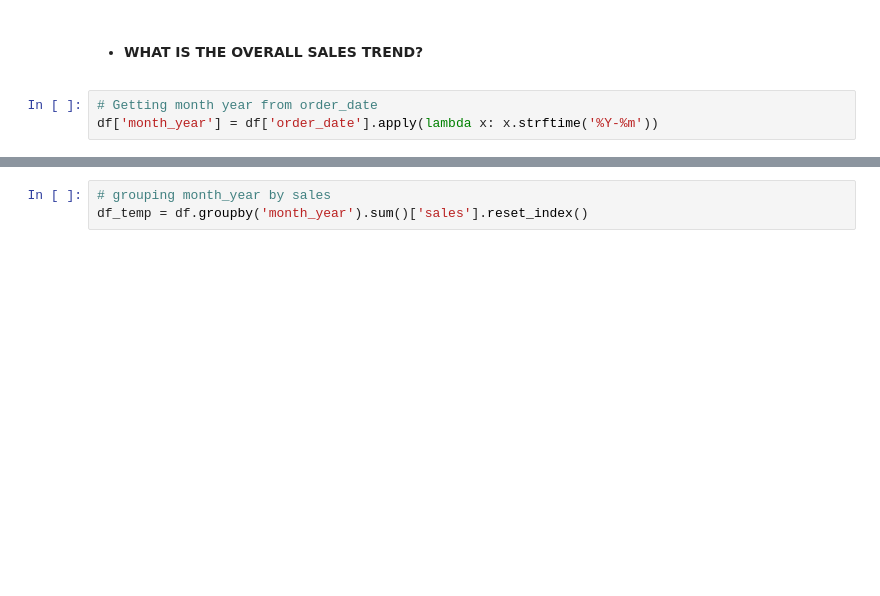
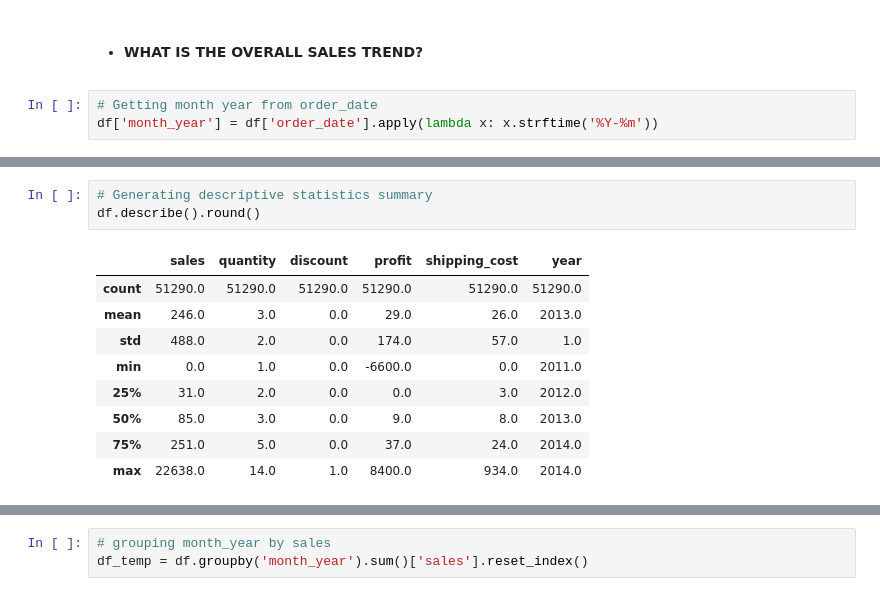
Before and after one commit to AnishKhamkar7/Sales-Analysis, a Jupyter notebook: SalesAnalysis.ipynb, the cells around one changed output, grey strips where cells are left out. Drawn from its saved outputs; the diff is of its cells as text; blank space fills up the shorter version.

```diff
--- a/SalesAnalysis.ipynb
+++ b/SalesAnalysis.ipynb
@@ -71,0 +208,13 @@ df['month_year'] = df['order_date'].apply(lambda x: x.strftime('%Y-%m'))
+# %%
+# Generating descriptive statistics summary
+df.describe().round()
+# %% [output]
+|  | sales | quantity | discount | profit | shipping_cost | year |
+| count | 51290.0 | 51290.0 | 51290.0 | 51290.0 | 51290.0 | 51290.0 |
+| mean | 246.0 | 3.0 | 0.0 | 29.0 | 26.0 | 2013.0 |
+| std | 488.0 | 2.0 | 0.0 | 174.0 | 57.0 | 1.0 |
+| min | 0.0 | 1.0 | 0.0 | -6600.0 | 0.0 | 2011.0 |
+| 25% | 31.0 | 2.0 | 0.0 | 0.0 | 3.0 | 2012.0 |
+| 50% | 85.0 | 3.0 | 0.0 | 9.0 | 8.0 | 2013.0 |
+| 75% | 251.0 | 5.0 | 0.0 | 37.0 | 24.0 | 2014.0 |
+| max | 22638.0 | 14.0 | 1.0 | 8400.0 | 934.0 | 2014.0 |
```
Also changed, not shown: parts of 34 cells of this notebook.
